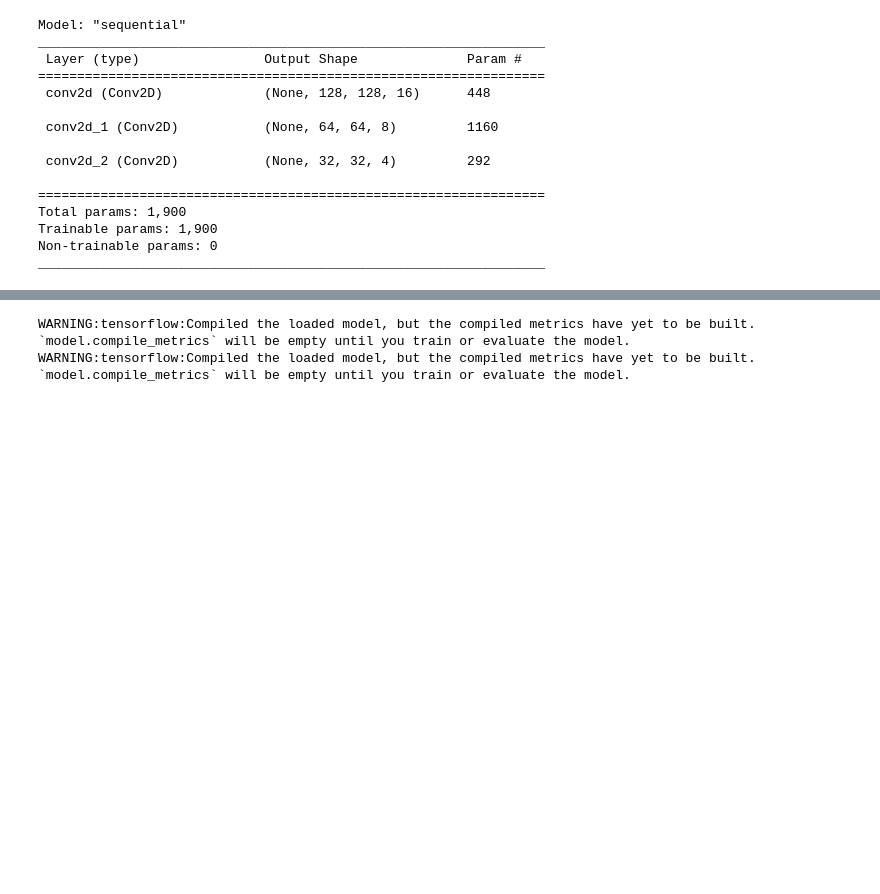
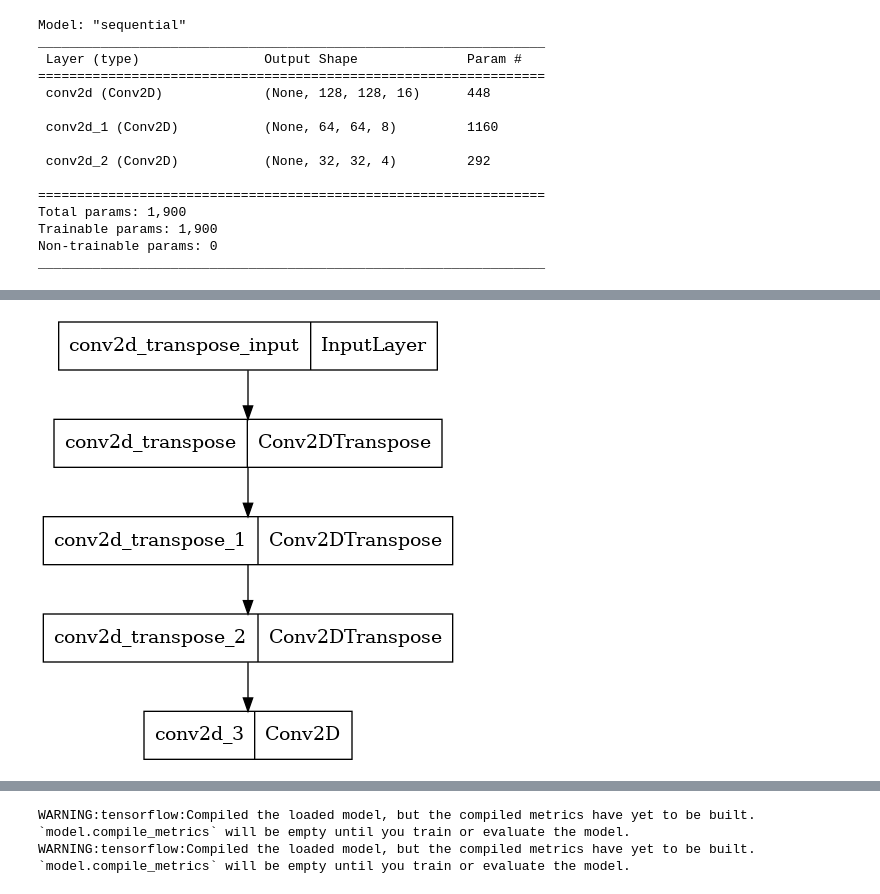
Before and after one commit to Garbarkozaurus/CV_denoising, a Jupyter notebook: new_autoencoder.ipynb, the cells around one changed output, grey strips where cells are left out. Drawn from its saved outputs; the diff is of its cells as text; code cells hidden in the pictures; blank space fills up the shorter version.

```diff
--- a/new_autoencoder.ipynb
+++ b/new_autoencoder.ipynb
@@ -137,3 +146,7 @@ _________________________________________________________________
+# %%
+plot_model(new_autoencoder.decoder)
+# %% [output]
+[figure, added]
 # %%
 new_autoencoder.evaluate(test_x, test_y)
 # %% [output]
```
Also changed, not shown: parts of 13 cells of this notebook.
